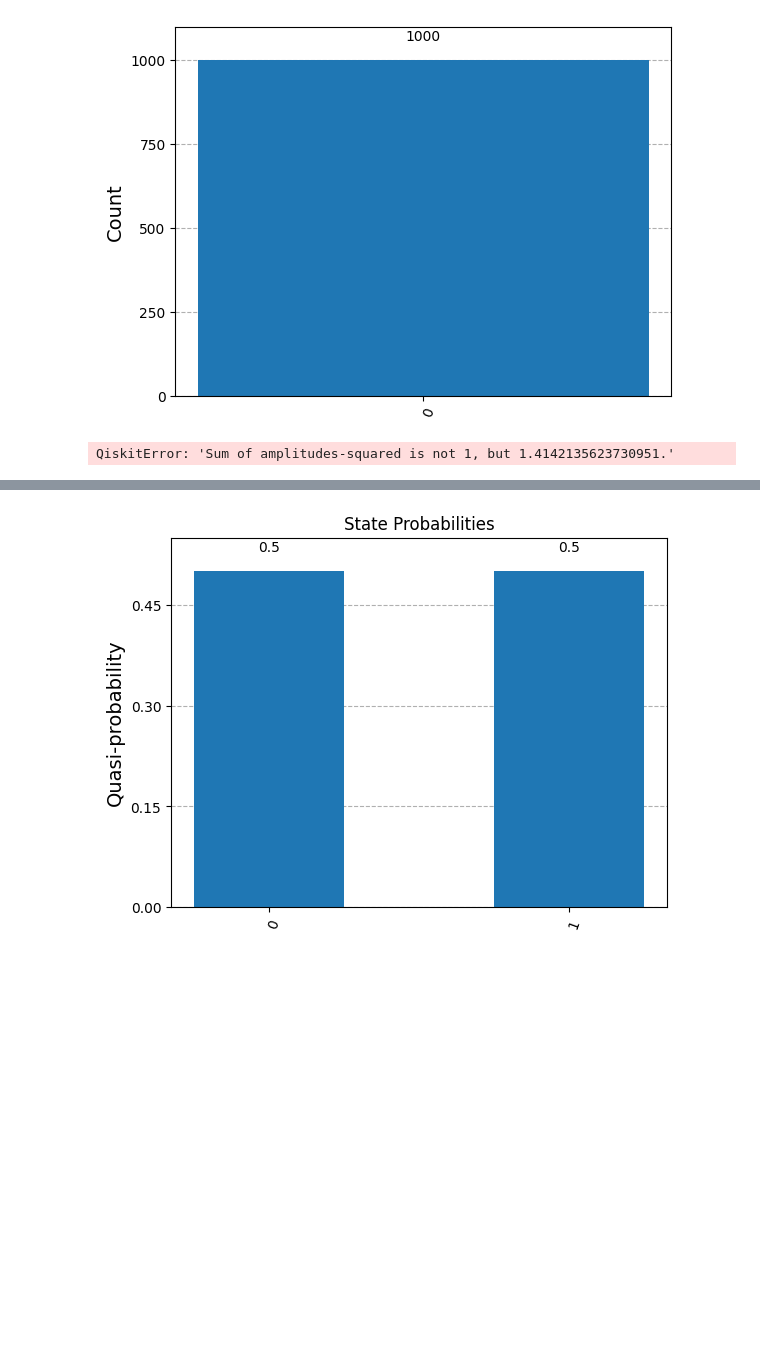
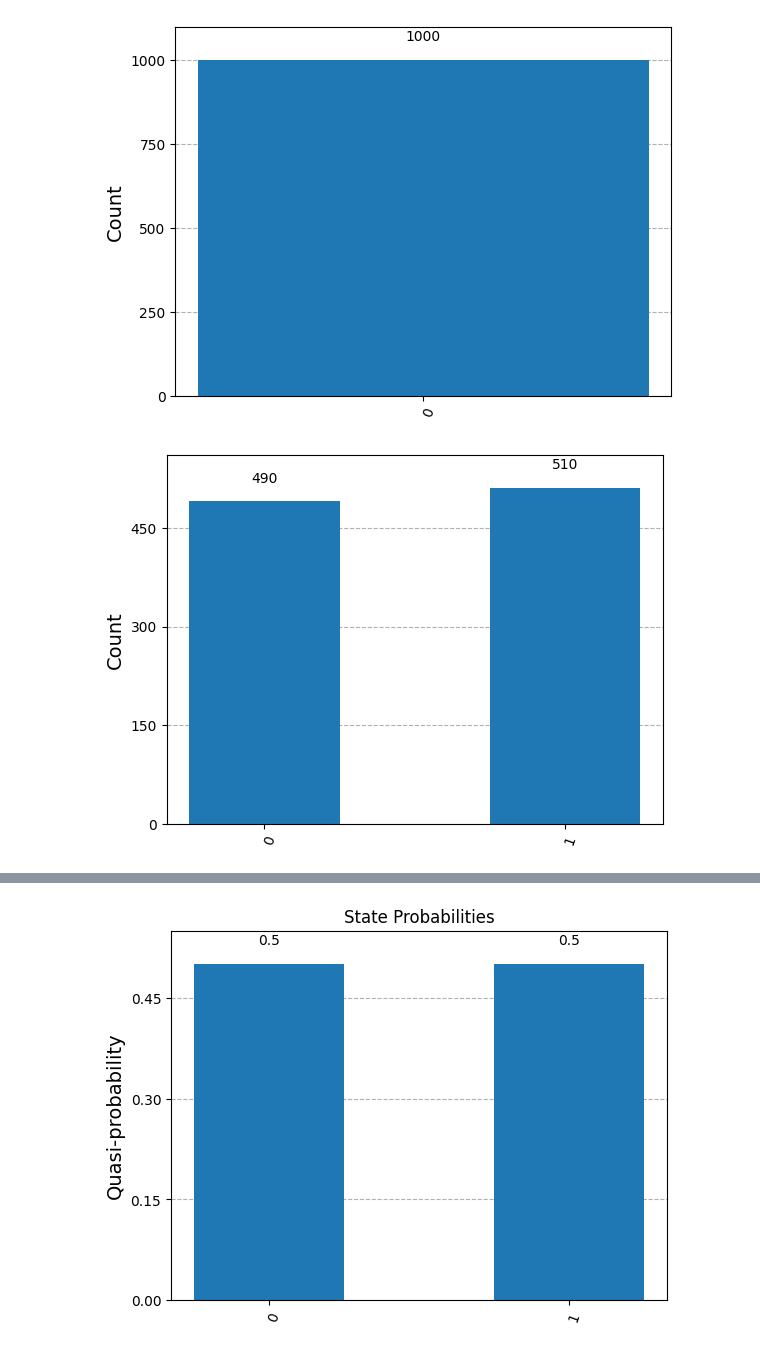
Before and after one commit to JonasHagstrom79/QuantumML, a Jupyter notebook: Exploring_the_Quantum_States.ipynb, the cells around one changed output, grey strips where cells are left out. Saved outputs shown, nothing was run; the diff lists cells and outputs as text; code cells hidden in the pictures; blank space fills up the shorter version.

Commit message:
still some errors

```diff
--- a/Exploring_the_Quantum_States.ipynb
+++ b/Exploring_the_Quantum_States.ipynb
@@ -49,35 +49,40 @@ plt.show()
 # %% [output]
 [figure]
 # %%
+from math import sqrt
+
 # First attempt to superpose two states
 
 # Define state |psi>
-initial_state = [1, 1]
+initial_state = [1/sqrt(2), 1/sqrt(2)]
 
 # Redefine the quantum circuit
-qc = QuantumCircuit(1)
+qc = QuantumCircuit(1,1)
 
 # Initialise the 0th qbit in the state 'initial_state'
 qc.initialize(initial_state,0)
+
+# Add measure
+qc.measure(0,0)
 
 # Create an AerSimulator with statevector
 backend = AerSimulator()
 
 # Transpile the circuit for backend
 qc_transpiled = transpile(qc, backend)
 
 # Run the circuit
 job = backend.run(qc_transpiled, shots=1000, memory=True, save_statevector=True)
 result = job.result()
 
 # Plot the results
 counts = result.get_counts()
 
 # Show the histogram
 plot_histogram(counts)
 plt.show()
 # %% [output]
-QiskitError: 'Sum of amplitudes-squared is not 1, but 1.4142135623730951.'
+[figure, added]
 # %%
 # It didn’t quite work. It tells us: 'Sum of amplitudes-squared is not 1, but 1.4142135623730951.'
 # %%
```
Also changed, not shown: parts of 16 cells of this notebook, 2 other files.
